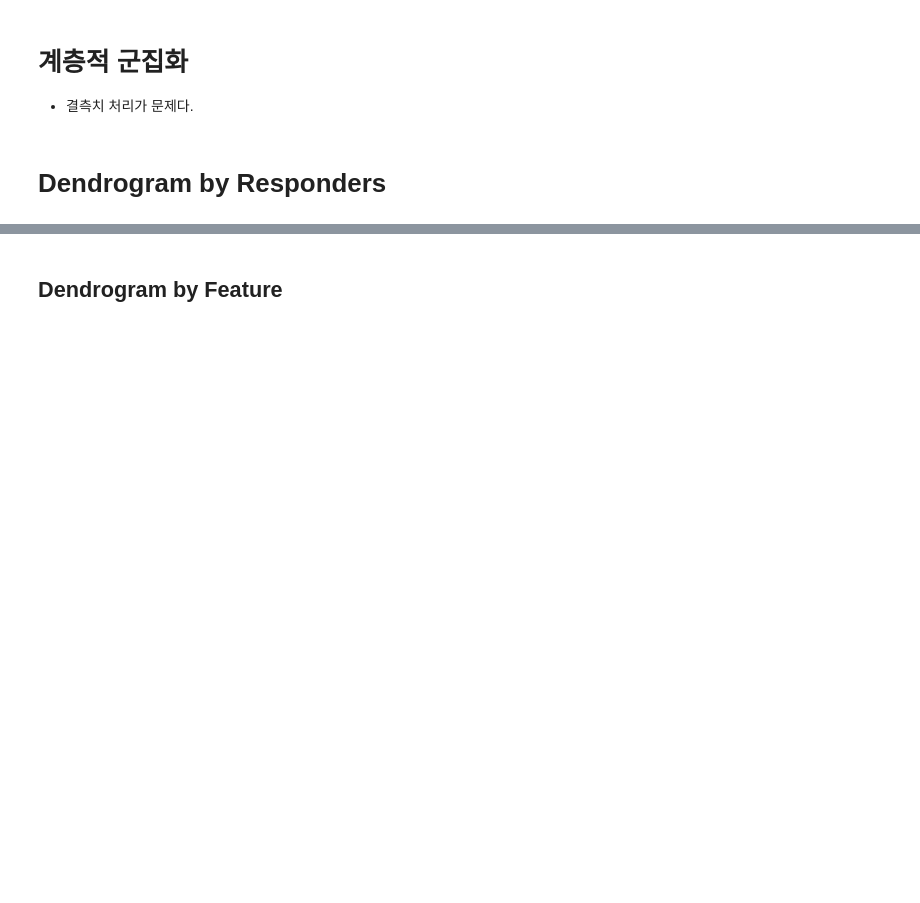
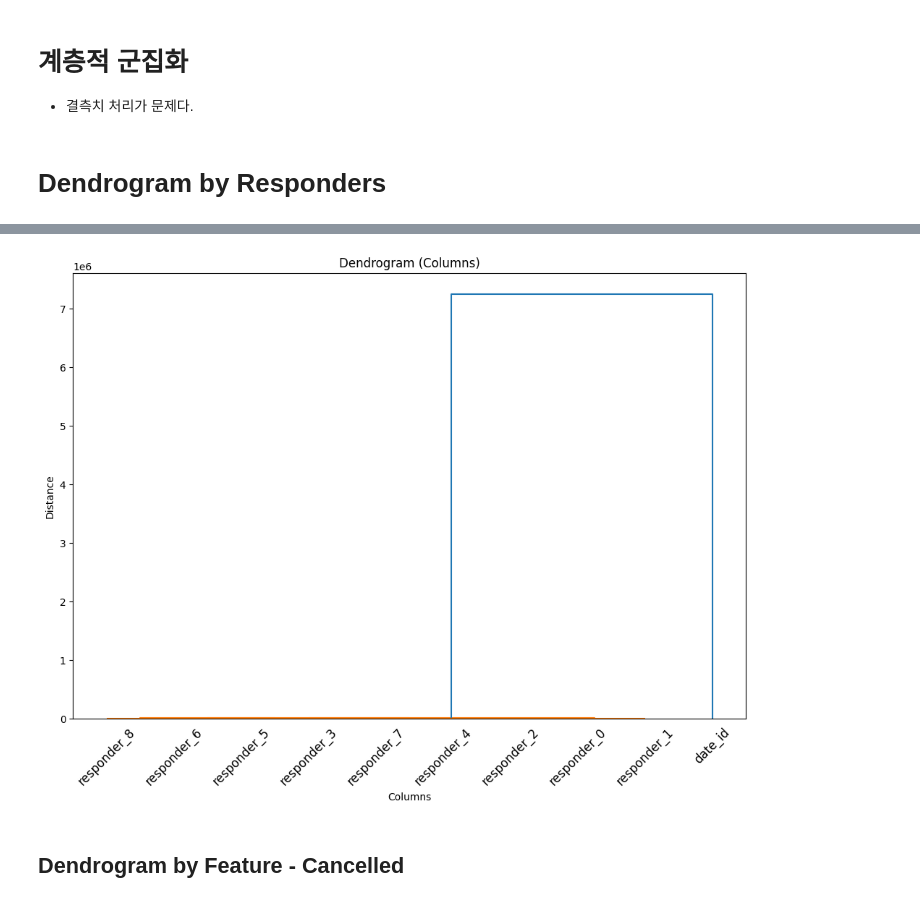
Before and after one commit to shs1018/iM_DiGital_Banker_academy, a Jupyter notebook: projects/iMBank_pj3/TS_EDA.ipynb, the cells around one changed output, grey strips where cells are left out. Cells and saved outputs as stored; diff of their text form; code cells hidden in the pictures; blank space fills up the shorter version.

```diff
--- a/projects/iMBank_pj3/TS_EDA.ipynb
+++ b/projects/iMBank_pj3/TS_EDA.ipynb
@@ -291,2 +245,6 @@ shape: (4_748_457, 10)
+# %%
+plot_dendrogram(date_and_resp(df_late_model), popcol='date_id')
+# %% [output]
+[figure, added]
 # %% [markdown]
-## Dendrogram by Feature
+## Dendrogram by Feature - Cancelled
```
Also changed, not shown: parts of 24 cells of this notebook, 51 other files.
